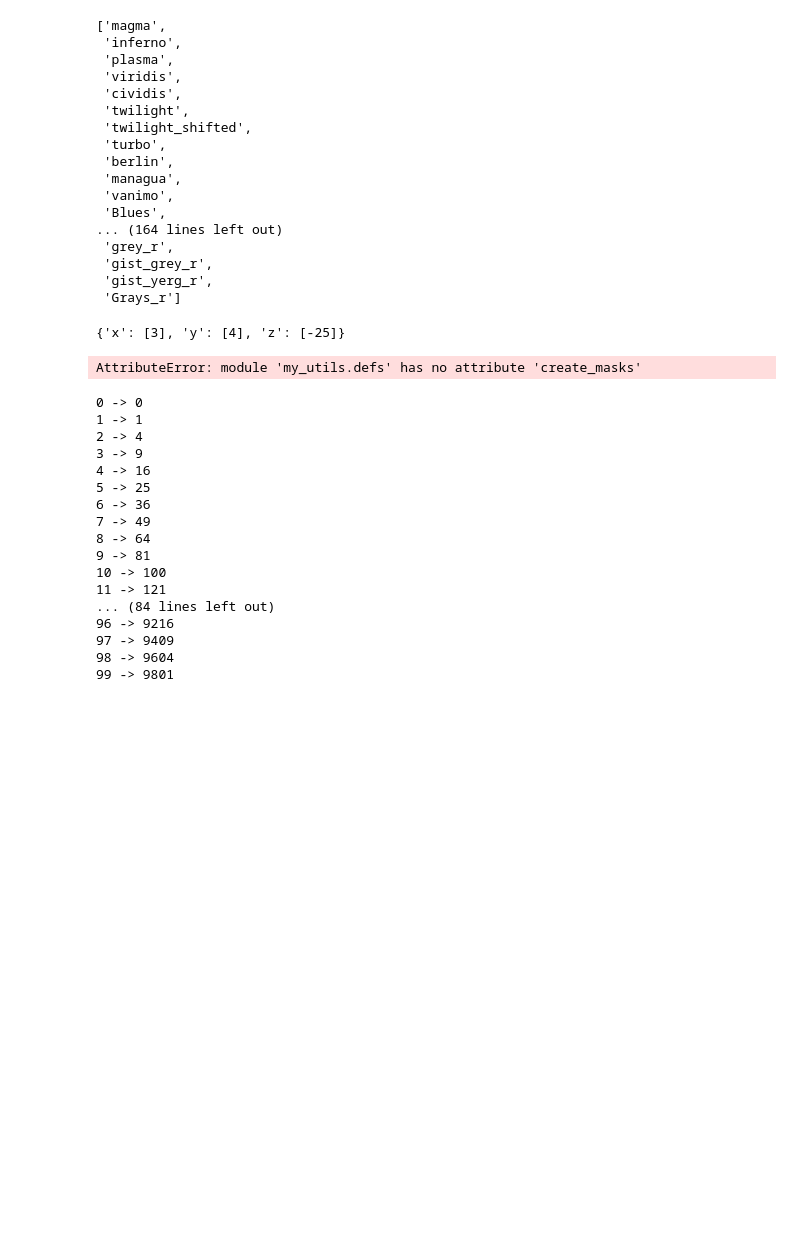
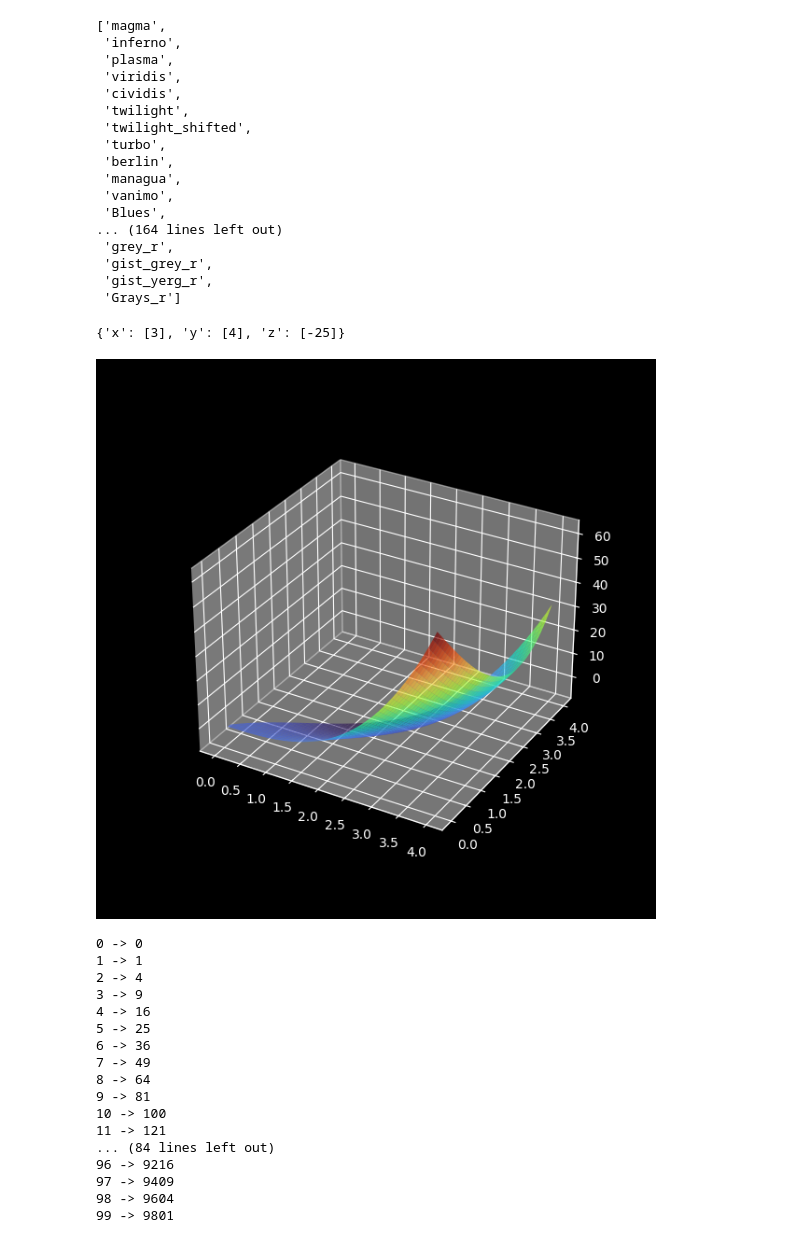
Before and after one commit to lampnis/aerosol-things, a Jupyter notebook: algebra.ipynb, the cells around one changed output. Saved outputs shown, nothing was run; the diff lists cells and outputs as text; code cells hidden in the pictures; blank space fills up the shorter version.

Commit message:
added TODO, see inside algebra.ipynb

```diff
--- a/algebra.ipynb
+++ b/algebra.ipynb
@@ -189,8 +192,8 @@ list(colormaps)
 N_POINTS = 1000
 X_POINTS, Y_POINTS, Z_POINTS = [], [], []
 COORDS = {'x': X_POINTS, 'y': Y_POINTS, 'z': Z_POINTS}
-BOUNDARY_0 = -np.sqrt(2)
-BOUNDARY_1 = np.sqrt(2)
+BOUNDARY_0 = 0
+BOUNDARY_1 = 4
 
 for l, c in zip(COORDS.values(), [3, 4, -25]):  # noqa: E741
     l.append(c)
@@ -208,34 +211,35 @@ z = x**3 - 6*x*y + y**3
 z_f = sp.lambdify((x, y), z)
 
 xs = np.linspace(BOUNDARY_0, BOUNDARY_1, N_POINTS)
 ys = np.linspace(BOUNDARY_0, BOUNDARY_1, N_POINTS)
 xs, ys = np.meshgrid(xs, ys)
 mask = cp.create_masks((xs, ys), [p1, p2, p3])[1]
 zs = z_f(xs, ys)
 zs[mask] = np.nan
 
 
 plt.close()
 plt.figure(figsize=(6, 6))
 ax1 = plt.subplot(111, projection="3d")
 ax1.plot_surface(xs, ys, zs, cmap="turbo", alpha=0.7)  # type: ignore
+# TODO: Implement the drawing of custom 3d scatter points according to COORDS dictionary
 # ax1.scatter(COORDS['x'][0], COORDS['y'][0], COORDS['z'][0], marker="o", color="red", s=100, alpha=1.0, zorder=8)
 # ax1.plot3D([COORDS['x'][0] for _ in range(3)],
 #            [COORDS['y'][0] for _ in range(3)],
 #            np.linspace(BOUNDARY_0, BOUNDARY_1, 10),
 #            color="red", zorder=6)
 # ax1.plot3D(xs,
 #            [COORDS['y'][0] for _ in range(N_POINTS)],
 #            [COORDS['z'][0] for _ in range(N_POINTS)],
 #            color="red", zorder=7)
 # ax1.plot3D([COORDS['x'][0] for _ in range(N_POINTS)],
 #            ys,
 #            [COORDS['z'][0] for _ in range(N_POINTS)],
 #            color="red", zorder=7)
 plt.show()
 # %% [output]
 {'x': [3], 'y': [4], 'z': [-25]}
-AttributeError: module 'my_utils.defs' has no attribute 'create_masks'
+[figure, added]
 # %%
 for i in range(100):
     print(f"{i} -> {i**2}")
```
Also changed, not shown: parts of 2 cells of this notebook.
